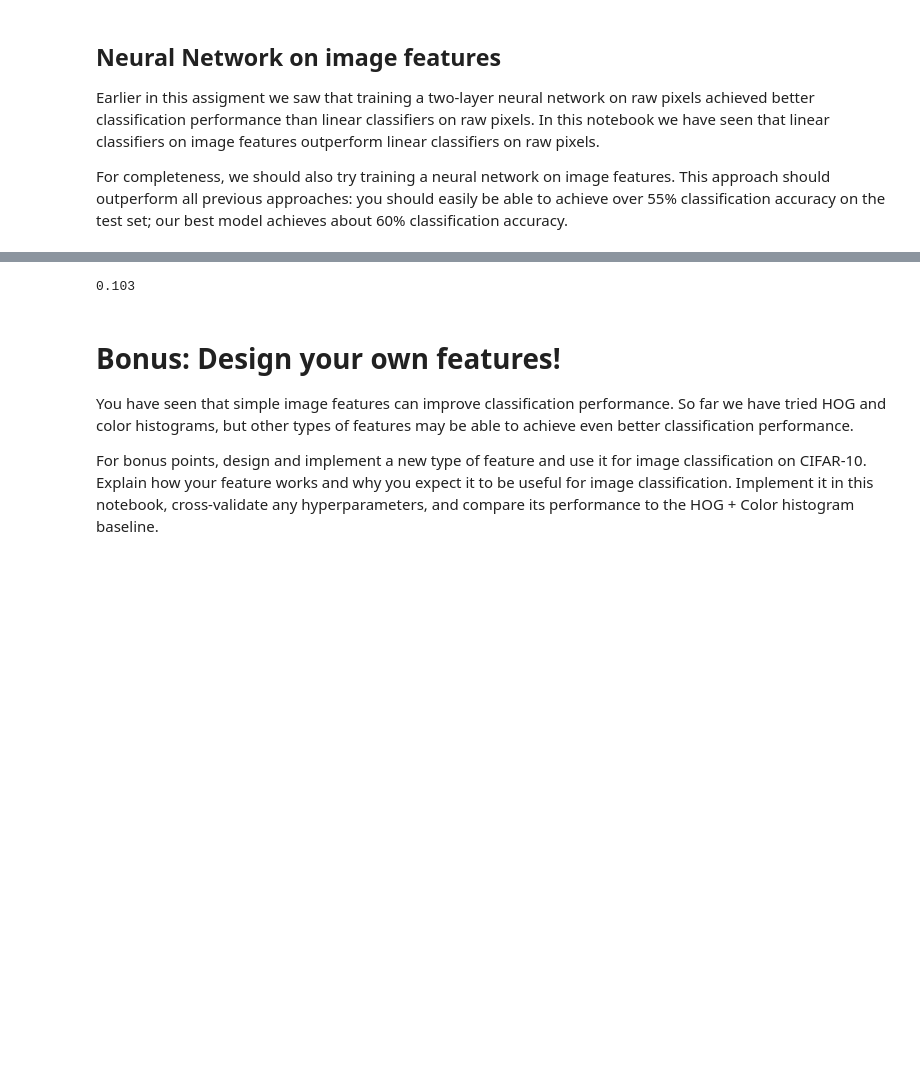
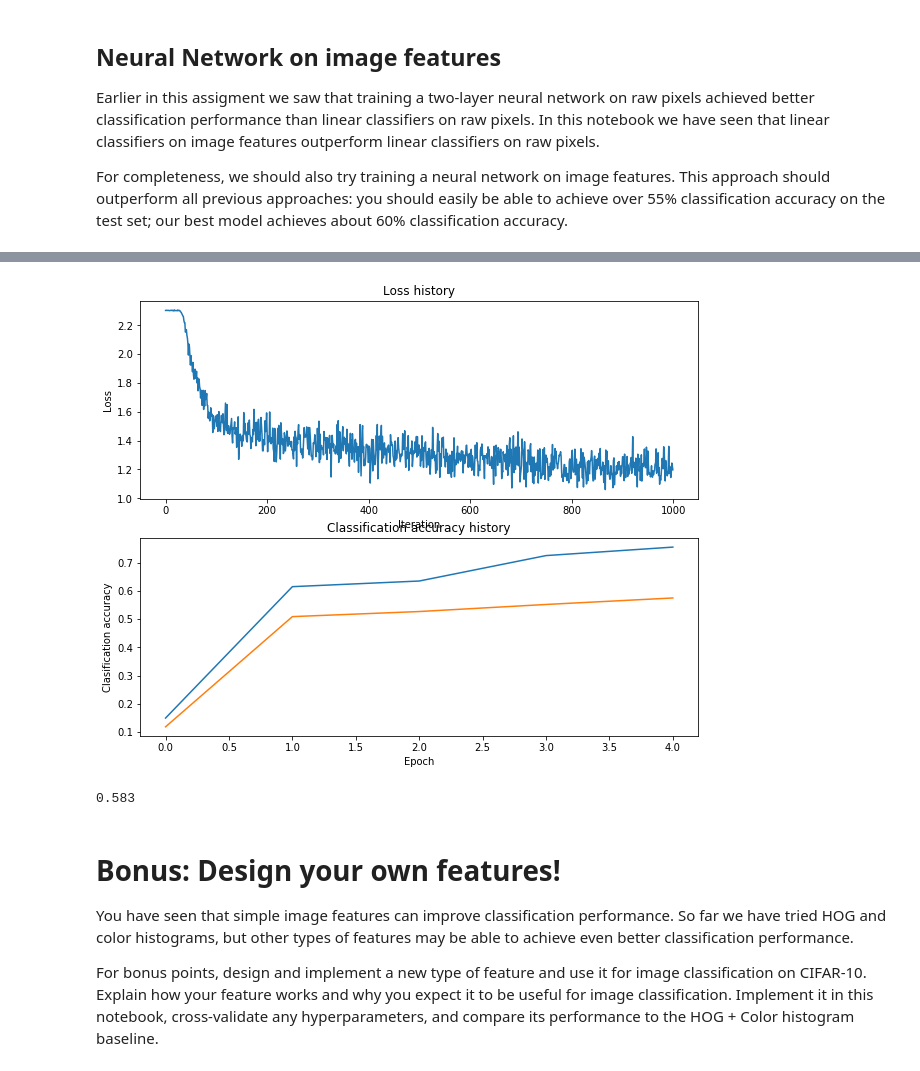
Before and after one commit to SunskyF/cs231n_spring_2017, a Jupyter notebook: spring1617_assignment1/assignment1/features.ipynb, the cells around one changed output, grey strips where cells are left out. Saved outputs shown, nothing was run; the diff lists cells and outputs as text; code cells hidden in the pictures; blank space fills up the shorter version.

```diff
--- a/spring1617_assignment1/assignment1/features.ipynb
+++ b/spring1617_assignment1/assignment1/features.ipynb
@@ -117,14 +117,13 @@ Using the multiclass SVM code developed earlier in the assignment, train SVMs on
 
 from cs231n.classifiers.linear_classifier import LinearSVM
 
-learning_rates = [1e-9, 1e-8, 1e-7]
-regularization_strengths = [5e4, 5e5, 5e6]
+learning_rates = [1e-9, 3e-9, 5e-9]
+regularization_strengths = [1e5, 5e5, 1e6, 5e6]
 
 results = {}
 best_val = -1
 best_svm = None
 
-pass
 ################################################################################
 # TODO:                                                                        #
 # Use the validation set to set the learning rate and regularization strength. #
@@ -133,12 +132,12 @@ pass
 # with different numbers of bins in the color histogram. If you are careful    #
 # you should be able to get accuracy of near 0.44 on the validation set.       #
 ################################################################################
-svm = LinearSVM()
 
 for lr in learning_rates:
     for reg in regularization_strengths:
+        svm = LinearSVM()
         loss_hist = svm.train(X_train_feats, y_train, learning_rate=lr, reg=reg,
-                      num_iters=1500, verbose=True)
+                      num_iters=1500, verbose=False)
         y_train_pred = svm.predict(X_train_feats)
         train_acc = np.mean(y_train == y_train_pred)
         y_val_pred = svm.predict(X_val_feats)
@@ -235,20 +229,19 @@ best_val = -1
 ################################################################################
 best_val = -1
 best_stats = None
-learning_rates = [1e-5, 5e-6, 1e-7]
-regularization_strengths = [1e2, 1e3, 1e4]
+learning_rates = [1e-1, 5e-1, 1e-0]
+regularization_strengths = [1e-3, 5e-3, 1e-2]
 
 results = {}
-iters = 1000 #100
+iters = 1000
 for lr in learning_rates:
     for rs in regularization_strengths:
         net = TwoLayerNet(input_dim, hidden_dim, num_classes)
 
         # Train the network
         stats = net.train(X_train_feats, y_train, X_val_feats, y_val,
-                    num_iters=iters, batch_size=200,
-                    learning_rate=lr, learning_rate_decay=0.95,
-                    reg=rs, verbose=True)
+                    num_iters=iters, learning_rate=lr,
+                    reg=rs, verbose=False)
 
         y_train_pred = net.predict(X_train_feats)
         acc_train = np.mean(y_train == y_train_pred)
@@ -265,10 +258,10 @@ for lr in learning_rates:
 # Print out results.
 for lr, reg in sorted(results):
     train_accuracy, val_accuracy = results[(lr, reg)]
-    print ('lr %e reg %e train accuracy: %f val accuracy: %f' % (
+    print('lr %e reg %e train accuracy: %f val accuracy: %f' % (
                 lr, reg, train_accuracy, val_accuracy))
 
-print ('best validation accuracy achieved during cross-validation: %f' % best_val)
+print('best validation accuracy achieved during cross-validation: %f' % best_val)
 ################################################################################
 #                              END OF YOUR CODE                                #
 ################################################################################
@@ -277,11 +279,28 @@ NameError: name 'X_train_feats' is not defined
+# %%
+# Plot the loss function and train / validation accuracies
+plt.subplot(2, 1, 1)
+plt.plot(best_stats['loss_history'])
+plt.title('Loss history')
+plt.xlabel('Iteration')
+plt.ylabel('Loss')
+
+plt.subplot(2, 1, 2)
+plt.plot(best_stats['train_acc_history'], label='train')
+plt.plot(best_stats['val_acc_history'], label='val')
+plt.title('Classification accuracy history')
+plt.xlabel('Epoch')
+plt.ylabel('Clasification accuracy')
+plt.show()
+# %% [output]
+[figure, added]
 # %%
 # Run your neural net classifier on the test set. You should be able to
 # get more than 55% accuracy.
 
-test_acc = (net.predict(X_test_feats) == y_test).mean()
+test_acc = (best_net.predict(X_test_feats) == y_test).mean()
 print(test_acc)
 # %% [output]
-0.103
+0.583
 # %% [markdown]
 # Bonus: Design your own features!
 
```
Also changed, not shown: parts of 6 cells of this notebook, 6 other files.
